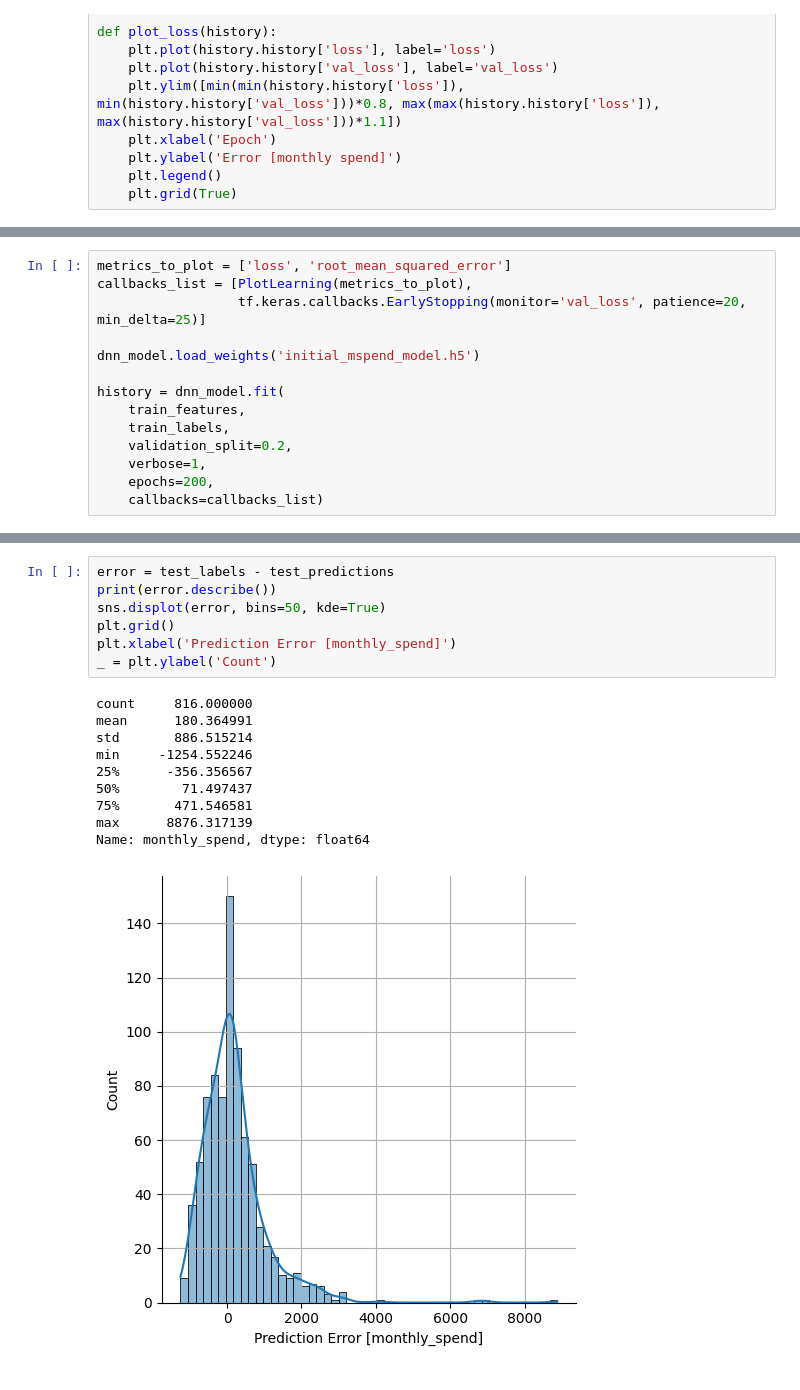
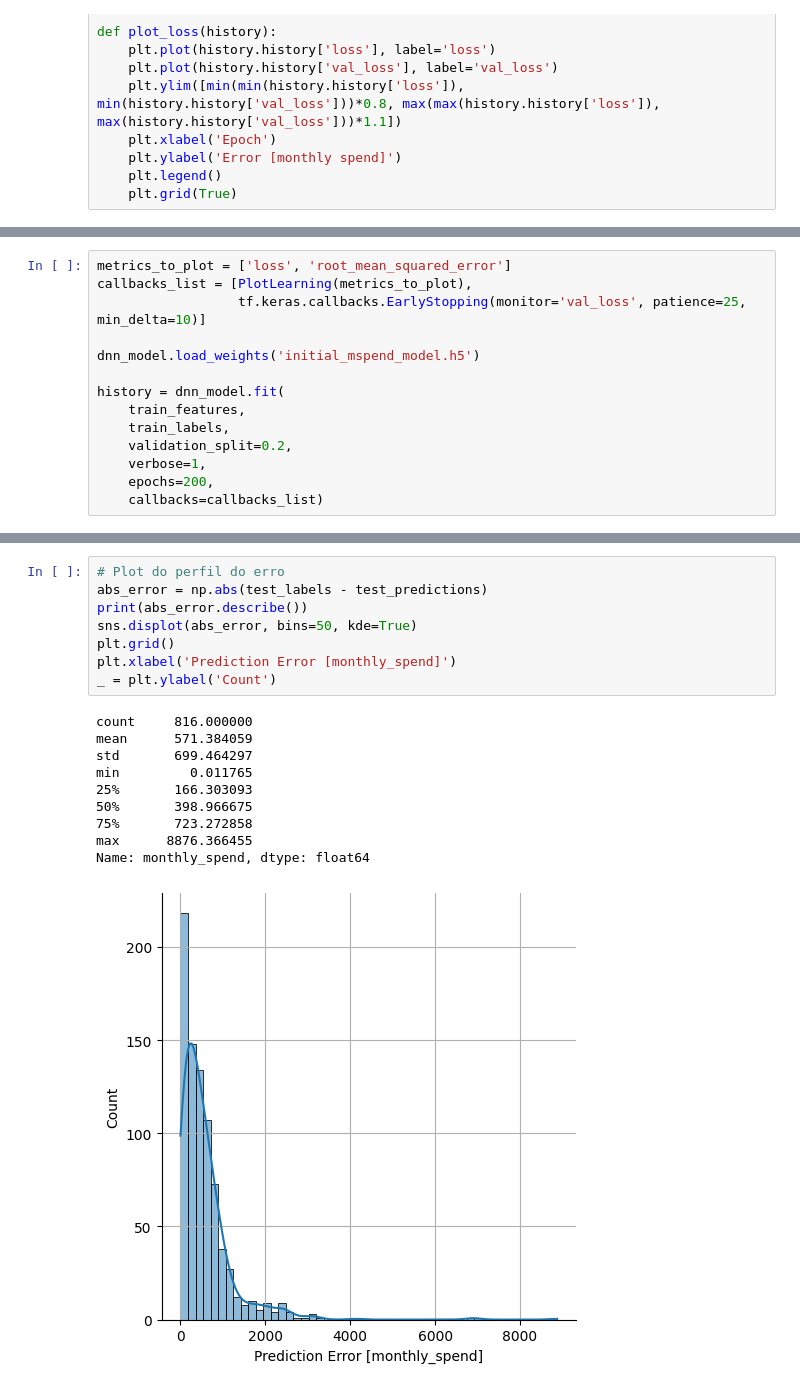
Before and after one commit to FerPapi/fineng-mba-usp, a Jupyter notebook: num_calc/nn/nn_spend_regressor.ipynb, the cells around one changed output, grey strips where cells are left out. Drawn from its saved outputs; the diff is of its cells as text.

```diff
--- a/num_calc/nn/nn_spend_regressor.ipynb
+++ b/num_calc/nn/nn_spend_regressor.ipynb
@@ -215,7 +201,7 @@ Name: monthly_spend, dtype: float64
 # %%
 metrics_to_plot = ['loss', 'root_mean_squared_error']
 callbacks_list = [PlotLearning(metrics_to_plot),
-                  tf.keras.callbacks.EarlyStopping(monitor='val_loss', patience=20, min_delta=25)]
+                  tf.keras.callbacks.EarlyStopping(monitor='val_loss', patience=25, min_delta=10)]
 
 dnn_model.load_weights('initial_mspend_model.h5')
 
@@ -254,19 +245,20 @@ plt.plot(lims, lims, 'r--')
 # %%
-error = test_labels - test_predictions
-print(error.describe())
-sns.displot(error, bins=50, kde=True)
+# Plot do perfil do erro
+abs_error = np.abs(test_labels - test_predictions)
+print(abs_error.describe())
+sns.displot(abs_error, bins=50, kde=True)
 plt.grid()
 plt.xlabel('Prediction Error [monthly_spend]')
 _ = plt.ylabel('Count')
 # %% [output]
 count     816.000000
-mean      180.364991
-std       886.515214
-min     -1254.552246
-25%      -356.356567
-50%        71.497437
-75%       471.546581
-max      8876.317139
+mean      571.384059
+std       699.464297
+min         0.011765
+25%       166.303093
+50%       398.966675
+75%       723.272858
+max      8876.366455
 Name: monthly_spend, dtype: float64
-[figure, old version]
+[figure, new version]
 # %%
```
Also changed, not shown: parts of 18 cells of this notebook, 4 other files.
